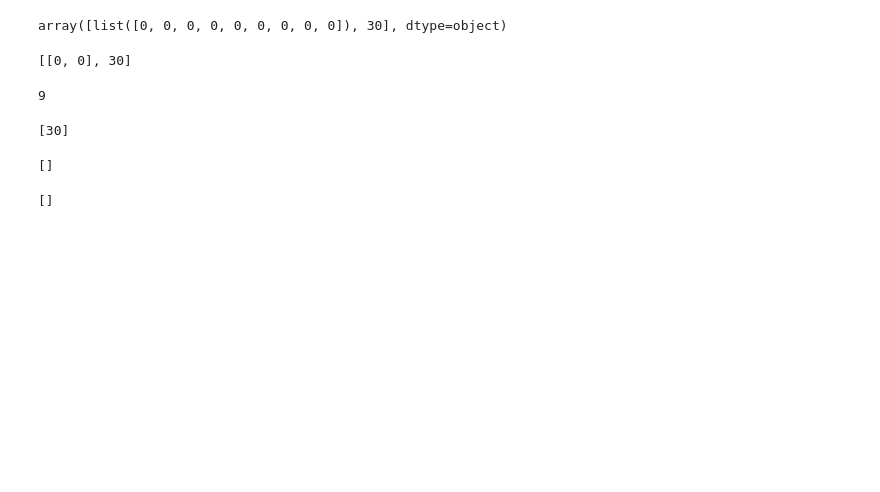
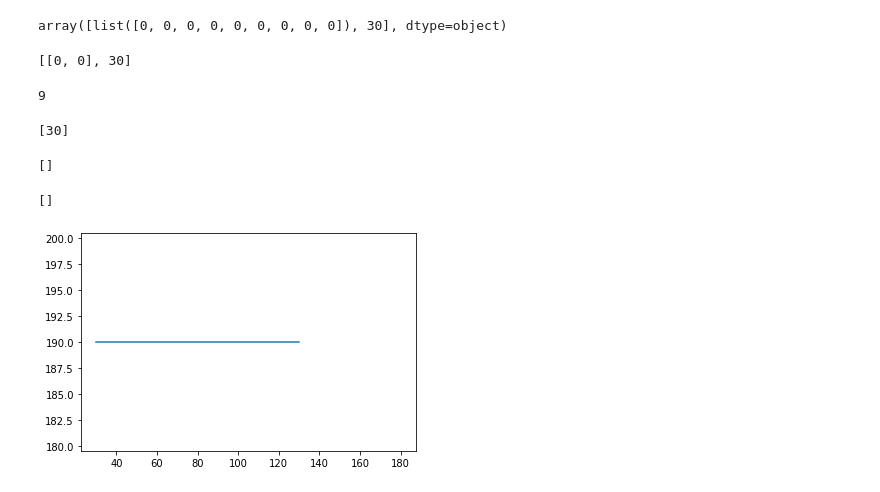
Before and after one commit to tylertastic/Project-3-FFTC, a Jupyter notebook: experiments.ipynb, the cells around one changed output. Cells and saved outputs as stored; diff of their text form; code cells hidden in the pictures; blank space fills up the shorter version.

```diff
--- a/experiments.ipynb
+++ b/experiments.ipynb
@@ -51,3 +51,10 @@ xL
 [0]*-1
 # %% [output]
 []
+# %%
+
+plt.plot([30, 130], [190, 190])
+plt.plot([180, 180], [190, 190])
+plt.show()
+# %% [output]
+[figure, added]
```
Also changed, not shown: parts of 8 cells of this notebook, 1 other file.
